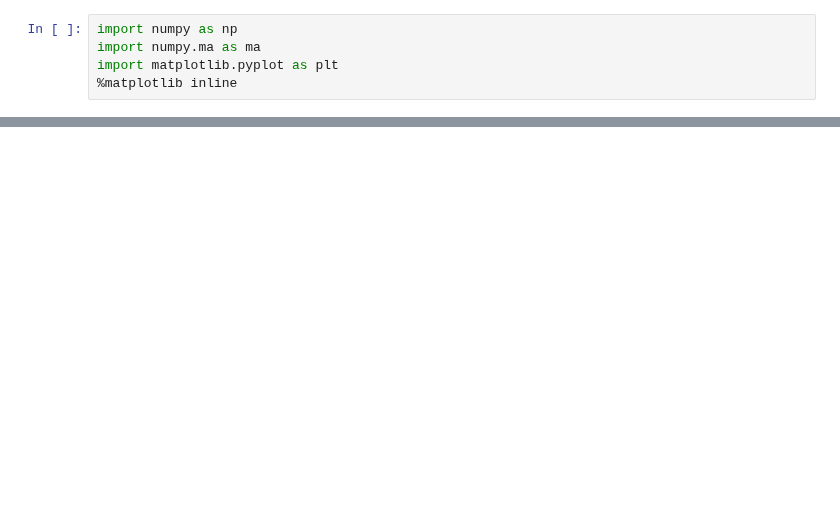
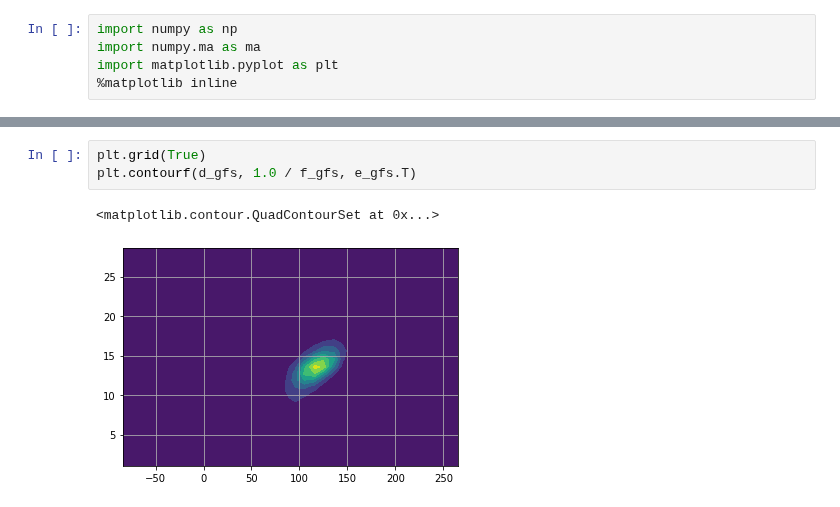
Before and after one commit to mpiannucci/surfrs, a Jupyter notebook: doc/frequency_spec.ipynb, the cells around one changed output, grey strips where cells are left out. Cells and saved outputs as stored; diff of their text form; blank space fills up the shorter version.

```diff
--- a/doc/frequency_spec.ipynb
+++ b/doc/frequency_spec.ipynb
@@ -24,0 +37,6 @@ NameError: name 'np' is not defined
+# %%
+plt.grid(True)
+plt.contourf(d_gfs, 1.0 / f_gfs, e_gfs.T)
+# %% [output]
+<matplotlib.contour.QuadContourSet at 0x...>
+[figure, added]
```
Also changed, not shown: parts of 7 cells of this notebook, 3 other files.
